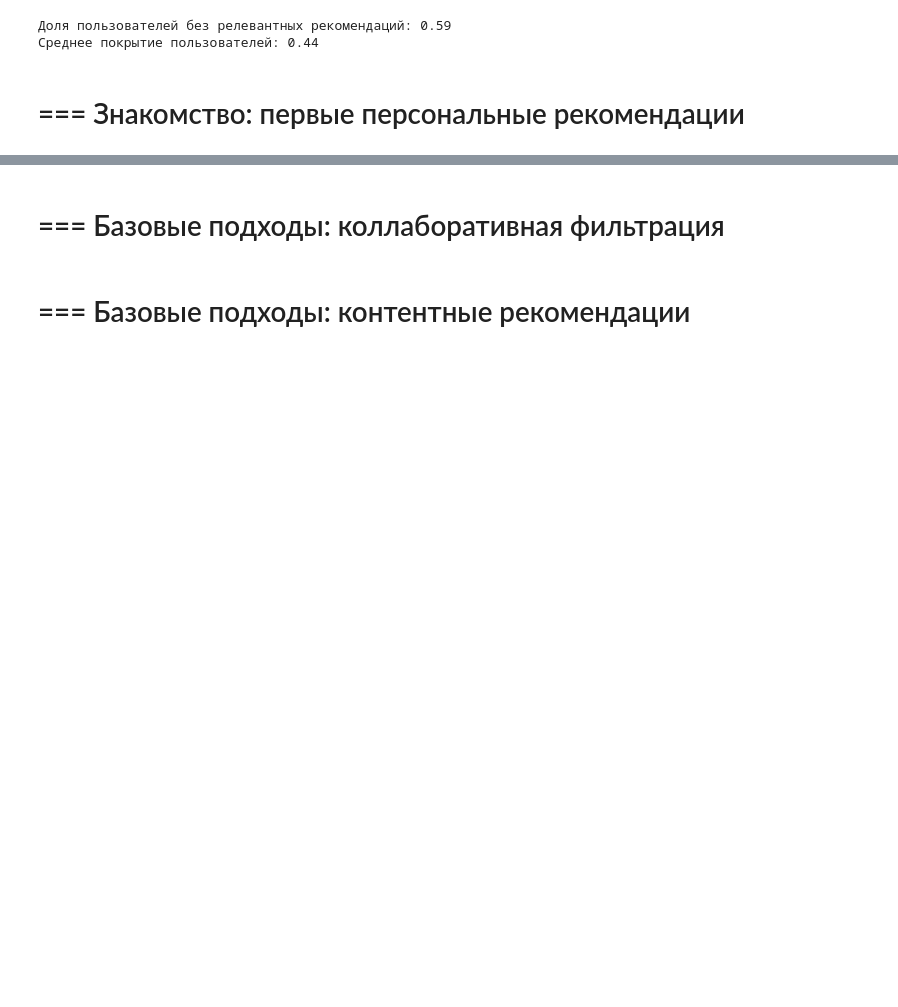
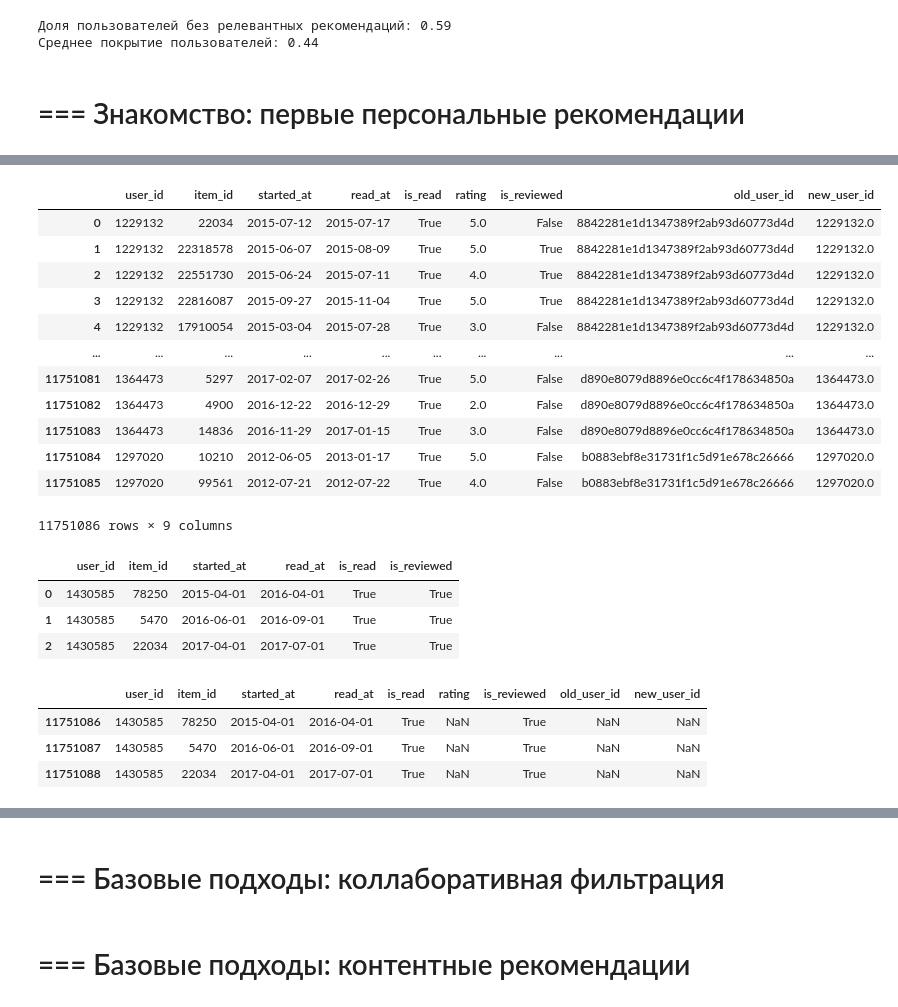
Before and after one commit to khromenko/mle-recsys-start, a Jupyter notebook: main_offline.ipynb, the cells around one changed output, grey strips where cells are left out. Cells and saved outputs as stored; diff of their text form; code cells hidden in the pictures; blank space fills up the shorter version.

```diff
--- a/main_offline.ipynb
+++ b/main_offline.ipynb
@@ -220,0 +560,64 @@ print(f"Среднее покрытие пользователей: {cold_users_
+# %%
+events = events[events['user_id'] != 1430585]
+events
+# %% [output]
+|  | user_id | item_id | started_at | read_at | is_read | rating | is_reviewed | old_user_id | new_user_id |
+| 0 | 1229132 | 22034 | 2015-07-12 | 2015-07-17 | True | 5.0 | False | 8842281e1d1347389f2ab93d60773d4d | 1229132.0 |
+| 1 | 1229132 | 22318578 | 2015-06-07 | 2015-08-09 | True | 5.0 | True | 8842281e1d1347389f2ab93d60773d4d | 1229132.0 |
+| 2 | 1229132 | 22551730 | 2015-06-24 | 2015-07-11 | True | 4.0 | True | 8842281e1d1347389f2ab93d60773d4d | 1229132.0 |
+| 3 | 1229132 | 22816087 | 2015-09-27 | 2015-11-04 | True | 5.0 | True | 8842281e1d1347389f2ab93d60773d4d | 1229132.0 |
+| 4 | 1229132 | 17910054 | 2015-03-04 | 2015-07-28 | True | 3.0 | False | 8842281e1d1347389f2ab93d60773d4d | 1229132.0 |
+| ... | ... | ... | ... | ... | ... | ... | ... | ... | ... |
+| 11751081 | 1364473 | 5297 | 2017-02-07 | 2017-02-26 | True | 5.0 | False | d890e8079d8896e0cc6c4f178634850a | 1364473.0 |
+| 11751082 | 1364473 | 4900 | 2016-12-22 | 2016-12-29 | True | 2.0 | False | d890e8079d8896e0cc6c4f178634850a | 1364473.0 |
+| 11751083 | 1364473 | 14836 | 2016-11-29 | 2017-01-15 | True | 3.0 | False | d890e8079d8896e0cc6c4f178634850a | 1364473.0 |
+| 11751084 | 1297020 | 10210 | 2012-06-05 | 2013-01-17 | True | 5.0 | False | b0883ebf8e31731f1c5d91e678c26666 | 1297020.0 |
+| 11751085 | 1297020 | 99561 | 2012-07-21 | 2012-07-22 | True | 4.0 | False | b0883ebf8e31731f1c5d91e678c26666 | 1297020.0 |
+11751086 rows × 9 columns
+# %%
+# items:
+#   - 78250	Carlos Castañeda	The Teachings of Don Juan: A Yaqui Way of Know...
+#   - 5470	George Orwell, Erich Fromm	1984
+#   - 22034	Mario Puzo, Robert Thompson, Peter Bart	The Godfather
+
+new_events = pd.DataFrame([
+    {
+    'user_id': new_user_id,
+    'item_id': 78250,
+    'started_at': '2015-04-01',
+    'read_at': '2016-04-01',
+    'is_read': True,
+    'is_reviewed': True
+    },
+    {
+    'user_id': new_user_id,
+    'item_id': 5470,
+    'started_at': '2016-06-01',
+    'read_at': '2016-09-01',
+    'is_read': True,
+    'is_reviewed': True
+    },
+    {
+    'user_id': new_user_id,
+    'item_id': 22034,
+    'started_at': '2017-04-01',
+    'read_at': '2017-07-01',
+    'is_read': True,
+    'is_reviewed': True
+    }
+    ])
+new_events
+# %% [output]
+|  | user_id | item_id | started_at | read_at | is_read | is_reviewed |
+| 0 | 1430585 | 78250 | 2015-04-01 | 2016-04-01 | True | True |
+| 1 | 1430585 | 5470 | 2016-06-01 | 2016-09-01 | True | True |
+| 2 | 1430585 | 22034 | 2017-04-01 | 2017-07-01 | True | True |
+# %%
+events = pd.concat([events,new_events], ignore_index=True)
+
+events.query('user_id == @new_user_id')
+# %% [output]
+|  | user_id | item_id | started_at | read_at | is_read | rating | is_reviewed | old_user_id | new_user_id |
+| 11751086 | 1430585 | 78250 | 2015-04-01 | 2016-04-01 | True | NaN | True | NaN | NaN |
+| 11751087 | 1430585 | 5470 | 2016-06-01 | 2016-09-01 | True | NaN | True | NaN | NaN |
+| 11751088 | 1430585 | 22034 | 2017-04-01 | 2017-07-01 | True | NaN | True | NaN | NaN |
```
Also changed, not shown: parts of 42 cells of this notebook.
